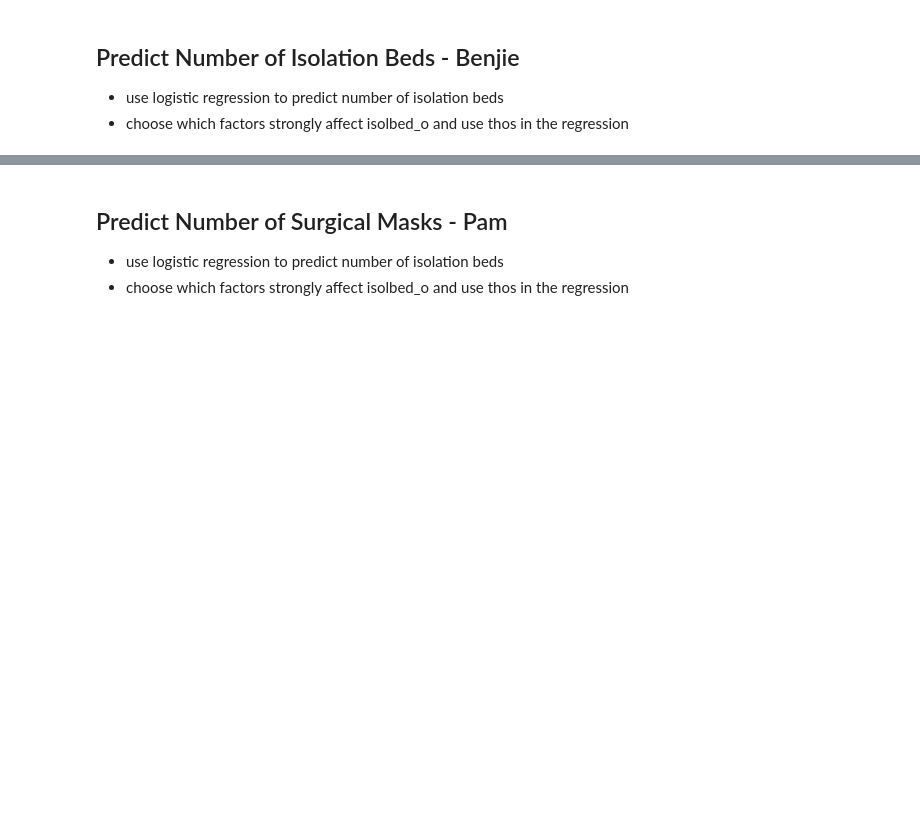
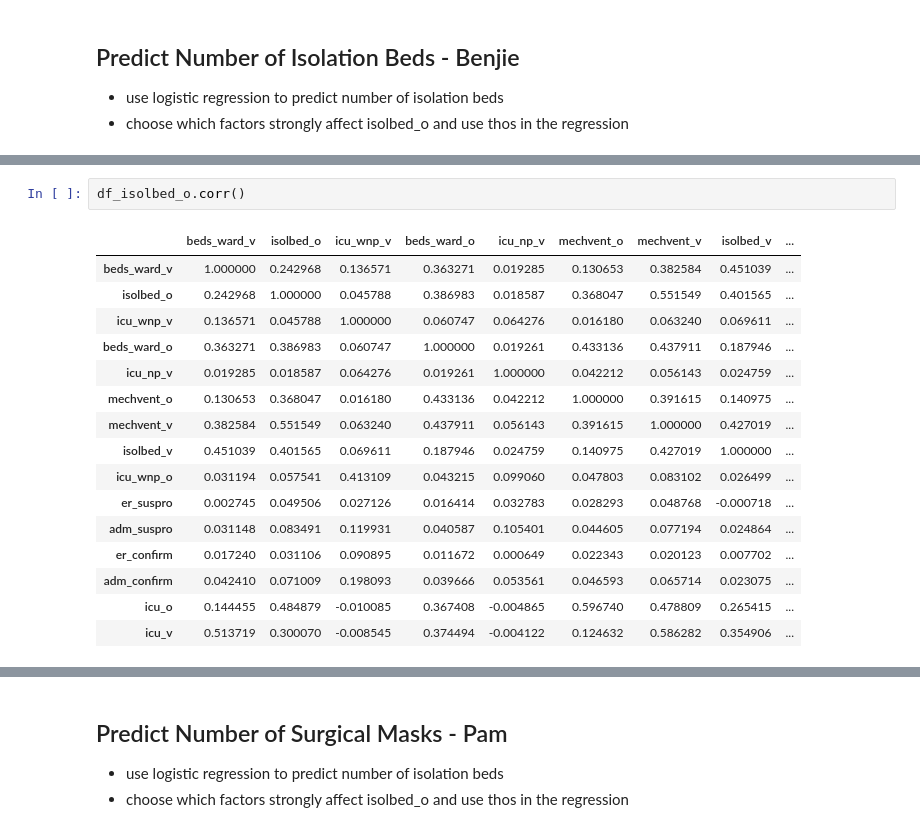
Before and after one commit to klouiesun00/CMSC197-ML-MiniProj-GroupJ, a Jupyter notebook: Mini-Project.ipynb, the cells around one changed output, grey strips where cells are left out. Saved outputs shown, nothing was run; the diff lists cells and outputs as text; blank space fills up the shorter version.

```diff
--- a/Mini-Project.ipynb
+++ b/Mini-Project.ipynb
@@ -314,0 +365,19 @@ The model was able to get 99.9% of the points within the regression line, as ind
+# %%
+df_isolbed_o.corr()
+# %% [output]
+|  | beds_ward_v | isolbed_o | icu_wnp_v | beds_ward_o | icu_np_v | mechvent_o | mechvent_v | isolbed_v | ... |
+| beds_ward_v | 1.000000 | 0.242968 | 0.136571 | 0.363271 | 0.019285 | 0.130653 | 0.382584 | 0.451039 | ... |
+| isolbed_o | 0.242968 | 1.000000 | 0.045788 | 0.386983 | 0.018587 | 0.368047 | 0.551549 | 0.401565 | ... |
+| icu_wnp_v | 0.136571 | 0.045788 | 1.000000 | 0.060747 | 0.064276 | 0.016180 | 0.063240 | 0.069611 | ... |
+| beds_ward_o | 0.363271 | 0.386983 | 0.060747 | 1.000000 | 0.019261 | 0.433136 | 0.437911 | 0.187946 | ... |
+| icu_np_v | 0.019285 | 0.018587 | 0.064276 | 0.019261 | 1.000000 | 0.042212 | 0.056143 | 0.024759 | ... |
+| mechvent_o | 0.130653 | 0.368047 | 0.016180 | 0.433136 | 0.042212 | 1.000000 | 0.391615 | 0.140975 | ... |
+| mechvent_v | 0.382584 | 0.551549 | 0.063240 | 0.437911 | 0.056143 | 0.391615 | 1.000000 | 0.427019 | ... |
+| isolbed_v | 0.451039 | 0.401565 | 0.069611 | 0.187946 | 0.024759 | 0.140975 | 0.427019 | 1.000000 | ... |
+| icu_wnp_o | 0.031194 | 0.057541 | 0.413109 | 0.043215 | 0.099060 | 0.047803 | 0.083102 | 0.026499 | ... |
+| er_suspro | 0.002745 | 0.049506 | 0.027126 | 0.016414 | 0.032783 | 0.028293 | 0.048768 | -0.000718 | ... |
+| adm_suspro | 0.031148 | 0.083491 | 0.119931 | 0.040587 | 0.105401 | 0.044605 | 0.077194 | 0.024864 | ... |
+| er_confirm | 0.017240 | 0.031106 | 0.090895 | 0.011672 | 0.000649 | 0.022343 | 0.020123 | 0.007702 | ... |
+| adm_confirm | 0.042410 | 0.071009 | 0.198093 | 0.039666 | 0.053561 | 0.046593 | 0.065714 | 0.023075 | ... |
+| icu_o | 0.144455 | 0.484879 | -0.010085 | 0.367408 | -0.004865 | 0.596740 | 0.478809 | 0.265415 | ... |
+| icu_v | 0.513719 | 0.300070 | -0.008545 | 0.374494 | -0.004122 | 0.124632 | 0.586282 | 0.354906 | ... |
```
Also changed, not shown: parts of 20 cells of this notebook.
